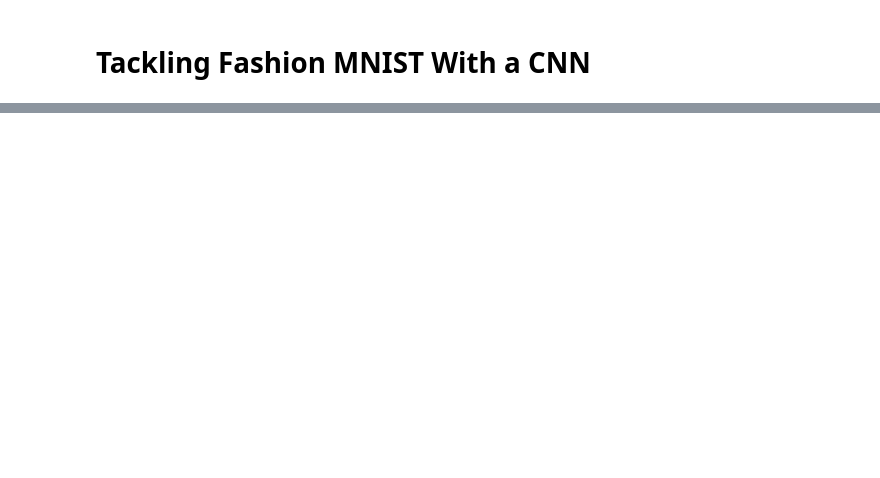
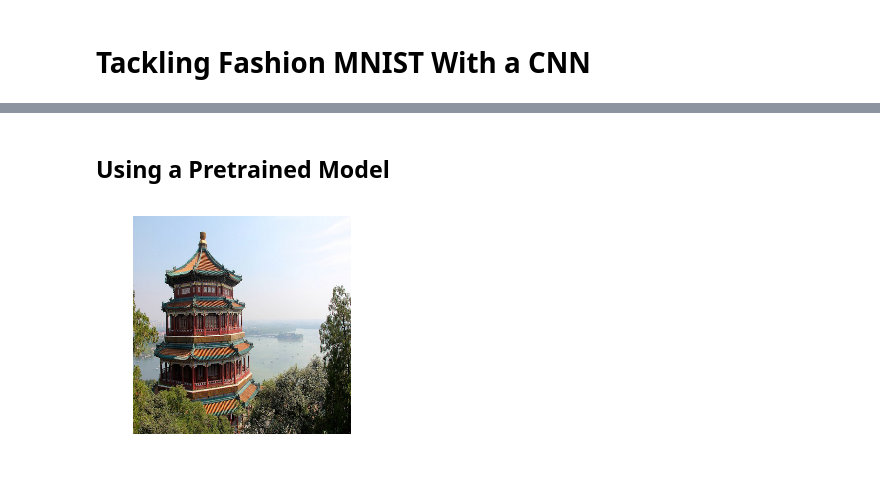
Before and after one commit to thap/skl-tf, a Jupyter notebook: 14_deep_computer_vision.ipynb, the cells around one changed output, grey strips where cells are left out. Cells and saved outputs as stored; diff of their text form; code cells hidden in the pictures; blank space fills up the shorter version.

```diff
--- a/14_deep_computer_vision.ipynb
+++ b/14_deep_computer_vision.ipynb
@@ -345,0 +462,2 @@ KeyboardInterrupt:
+# %% [markdown]
+## Using a Pretrained Model
@@ -345,0 +466,6 @@ KeyboardInterrupt:
+# %%
+images_resized = tf.image.resize(images, [224, 224])
+plot_color_image(images_resized[0])
+plt.show()
+# %% [output]
+[figure, added]
```
Also changed, not shown: parts of 52 cells of this notebook, 4 other files.
